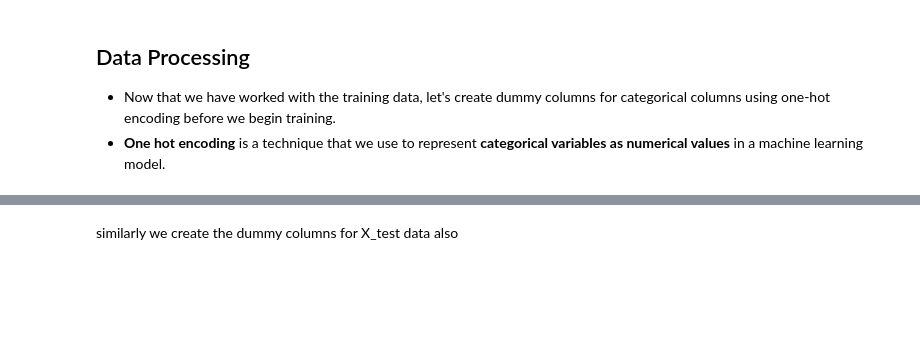
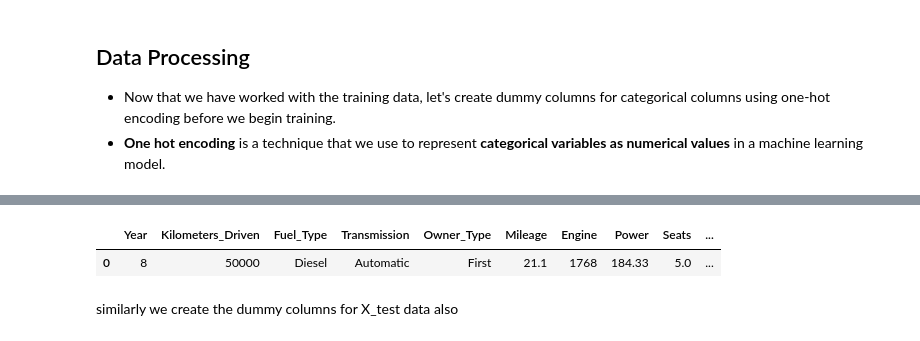
Before and after one commit to MsHegde-code/used-vehicle-price-prediction-data-science, a Jupyter notebook: usedCarPricePrediction.ipynb, the cells around one changed output, grey strips where cells are left out. Saved outputs shown, nothing was run; the diff lists cells and outputs as text; code cells hidden in the pictures; blank space fills up the shorter version.

```diff
--- a/usedCarPricePrediction.ipynb
+++ b/usedCarPricePrediction.ipynb
@@ -466,2 +482,10 @@ X_train.sample(5)
+# %%
+customData1 = [[8,50000,"Diesel","Automatic","First",21.10,1768,184.33,5.0,"Audi"]]
+customData1 = pd.DataFrame(customData1)
+customData1.columns = ["Year","Kilometers_Driven","Fuel_Type","Transmission","Owner_Type","Mileage","Engine","Power","Seats","Manufacturer"]
+customData1
+# %% [output]
+|  | Year | Kilometers_Driven | Fuel_Type | Transmission | Owner_Type | Mileage | Engine | Power | Seats | ... |
+| 0 | 8 | 50000 | Diesel | Automatic | First | 21.1 | 1768 | 184.33 | 5.0 | ... |
 # %% [markdown]
 similarly we create the dummy columns for X_test data also
```
Also changed, not shown: parts of 14 cells of this notebook.
